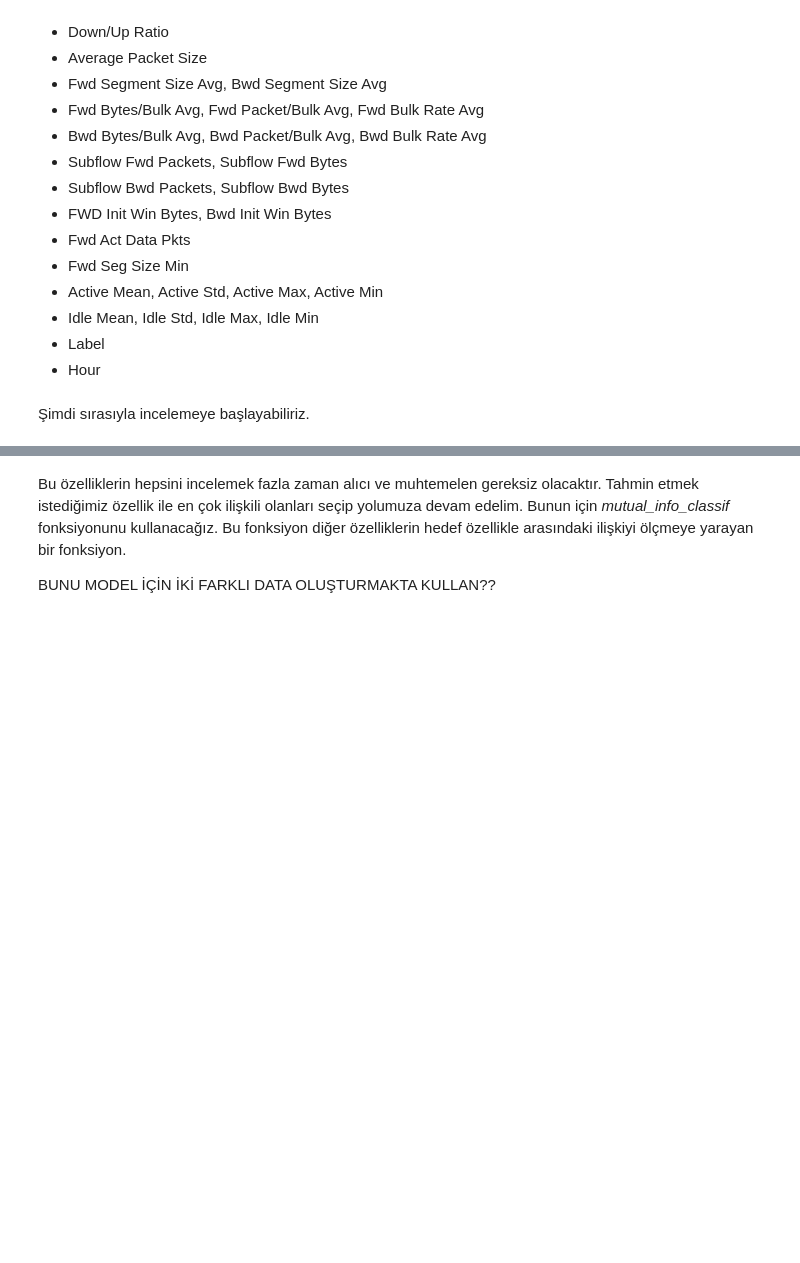
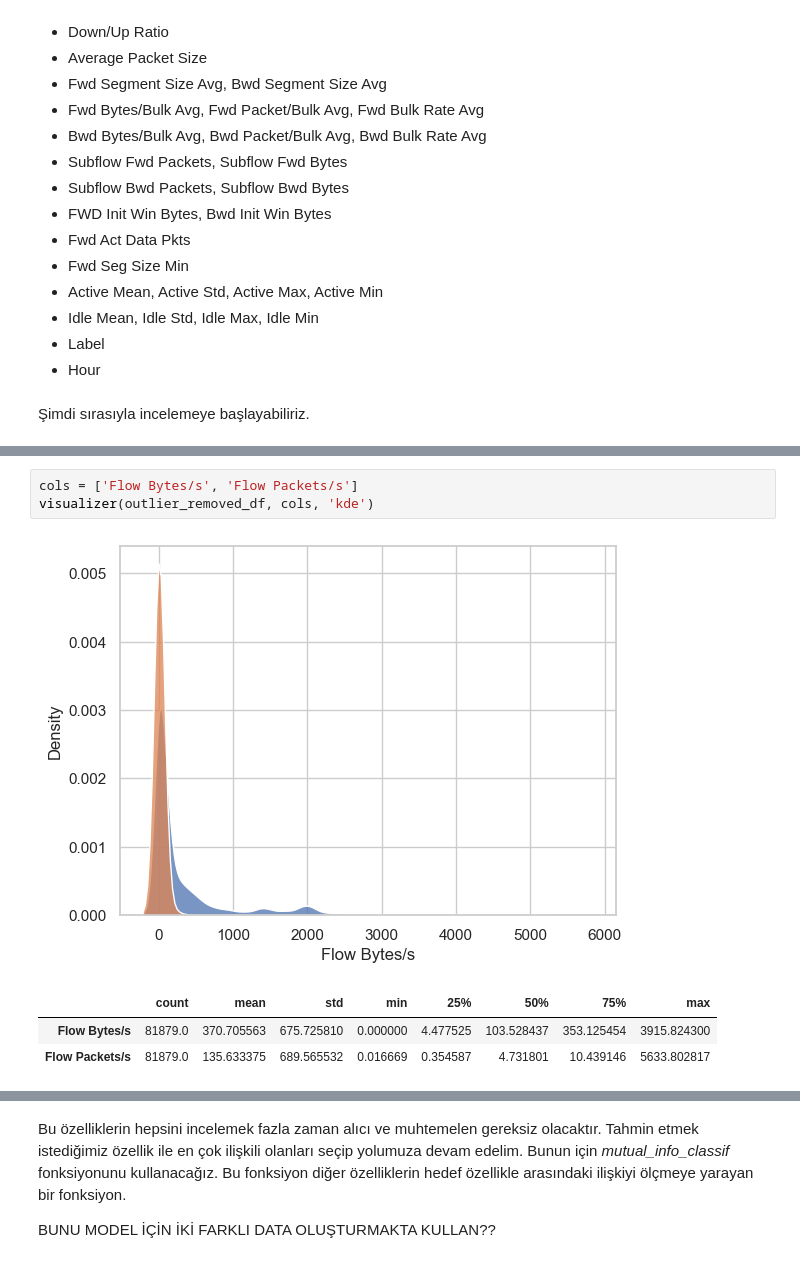
Before and after one commit to BoraDere/Darknet, a Jupyter notebook: nb.ipynb, the cells around one changed output, grey strips where cells are left out. Drawn from its saved outputs; the diff is of its cells as text; blank space fills up the shorter version.

```diff
--- a/nb.ipynb
+++ b/nb.ipynb
@@ -1172,0 +731,8 @@ outlier_removed_df[['Hour']].describe().T
+# %%
+cols = ['Flow Bytes/s', 'Flow Packets/s']
+visualizer(outlier_removed_df, cols, 'kde')
+# %% [output]
+[figure, added]
+|  | count | mean | std | min | 25% | 50% | 75% | max |
+| Flow Bytes/s | 81879.0 | 370.705563 | 675.725810 | 0.000000 | 4.477525 | 103.528437 | 353.125454 | 3915.824300 |
+| Flow Packets/s | 81879.0 | 135.633375 | 689.565532 | 0.016669 | 0.354587 | 4.731801 | 10.439146 | 5633.802817 |
```
Also changed, not shown: parts of 91 cells of this notebook.
